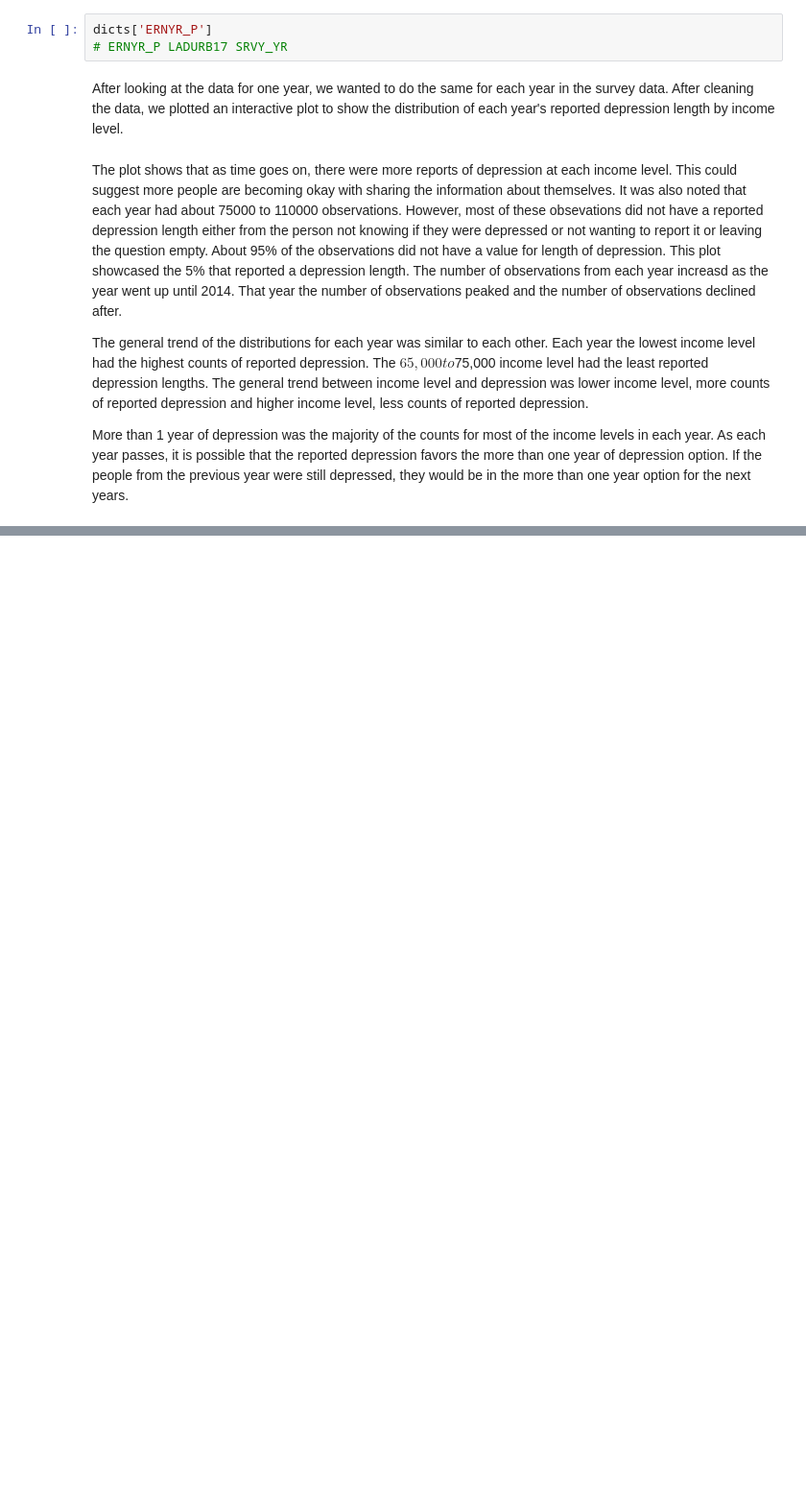
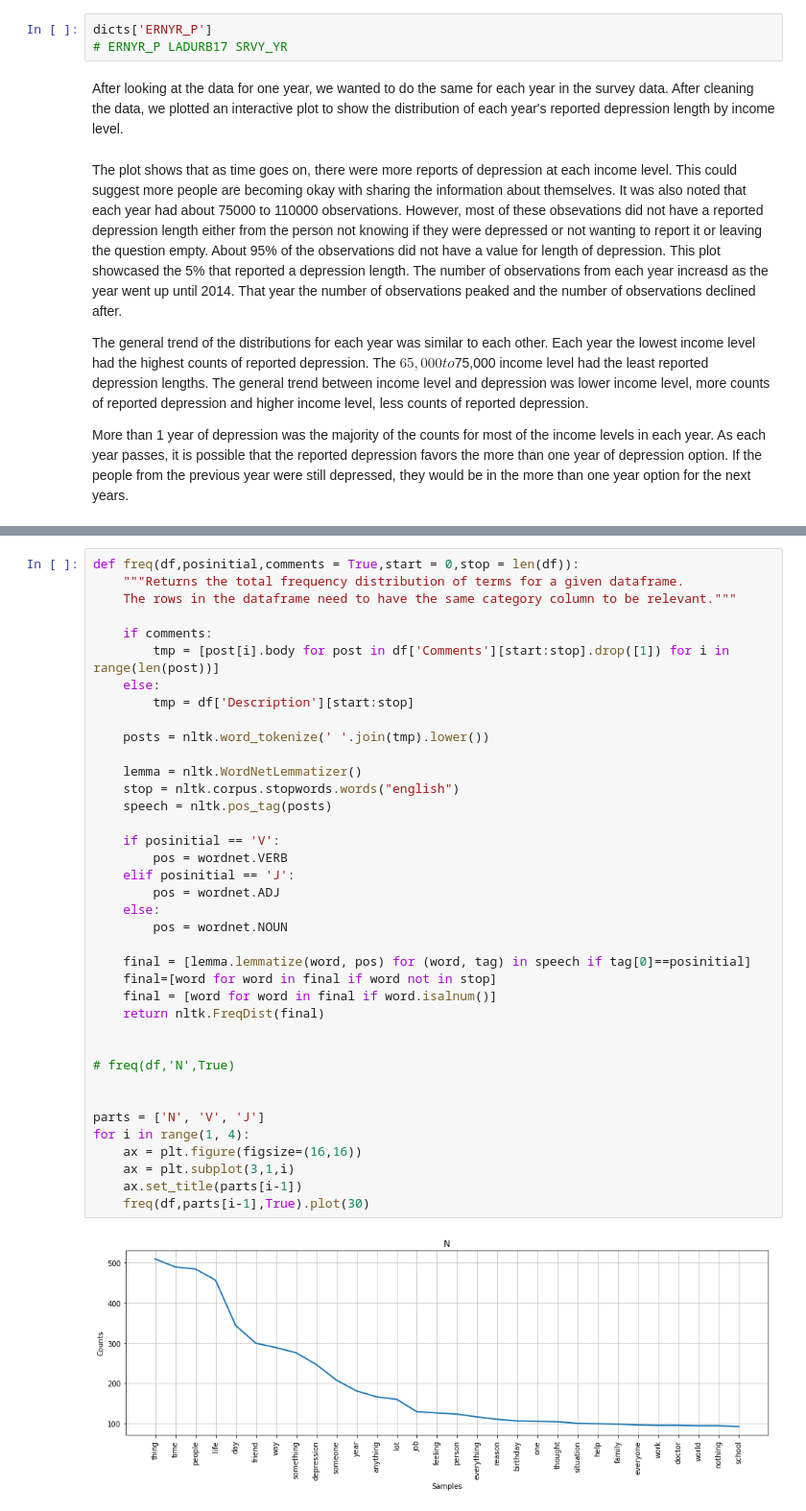
Before and after one commit to andy-alba/Analyzing-Mental-Health-in-America, a Jupyter notebook: Feature_Dictionary_Maker.ipynb, the cells around one changed output, grey strips where cells are left out. Shown at 96% size. Cells and saved outputs as stored; diff of their text form; blank space fills up the shorter version.

```diff
--- a/Feature_Dictionary_Maker.ipynb
+++ b/Feature_Dictionary_Maker.ipynb
@@ -160,0 +401,40 @@ More than 1 year of depression was the majority of the counts for most of the in
+# %%
+def freq(df,posinitial,comments = True,start = 0,stop = len(df)):
+    """Returns the total frequency distribution of terms for a given dataframe.
+    The rows in the dataframe need to have the same category column to be relevant."""
+
+    if comments:
+        tmp = [post[i].body for post in df['Comments'][start:stop].drop([1]) for i in range(len(post))]
+    else:
+        tmp = df['Description'][start:stop]
+
+    posts = nltk.word_tokenize(' '.join(tmp).lower())
+
+    lemma = nltk.WordNetLemmatizer()
+    stop = nltk.corpus.stopwords.words("english")
+    speech = nltk.pos_tag(posts)
+
+    if posinitial == 'V':
+        pos = wordnet.VERB
+    elif posinitial == 'J':
+        pos = wordnet.ADJ
+    else:
+        pos = wordnet.NOUN
+
+    final = [lemma.lemmatize(word, pos) for (word, tag) in speech if tag[0]==posinitial]
+    final=[word for word in final if word not in stop]
+    final = [word for word in final if word.isalnum()]
+    return nltk.FreqDist(final)
+
+
+# freq(df,'N',True)
+
+
+parts = ['N', 'V', 'J']
+for i in range(1, 4):
+    ax = plt.figure(figsize=(16,16))
+    ax = plt.subplot(3,1,i)
+    ax.set_title(parts[i-1])
+    freq(df,parts[i-1],True).plot(30)
+# %% [output]
+[figure, added]
```
Also changed, not shown: parts of 22 cells of this notebook.
